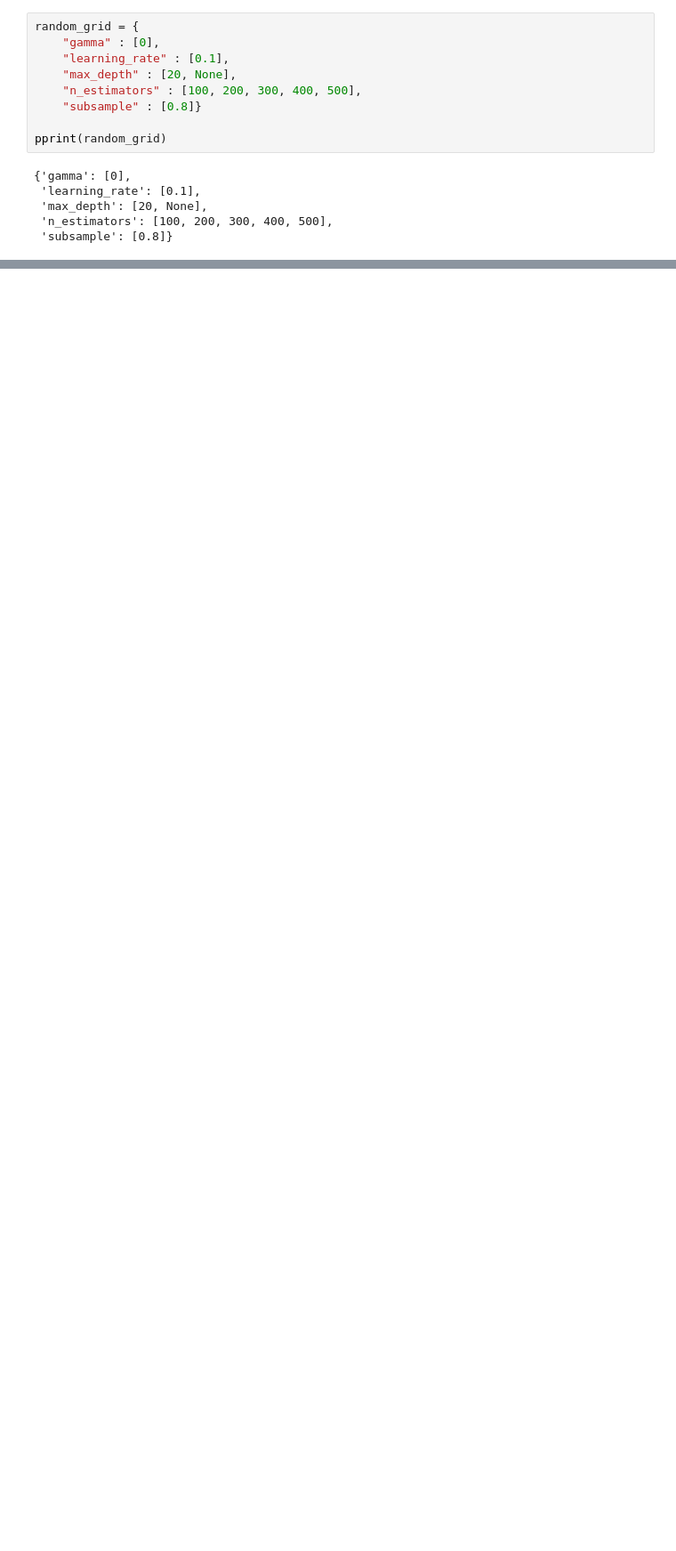
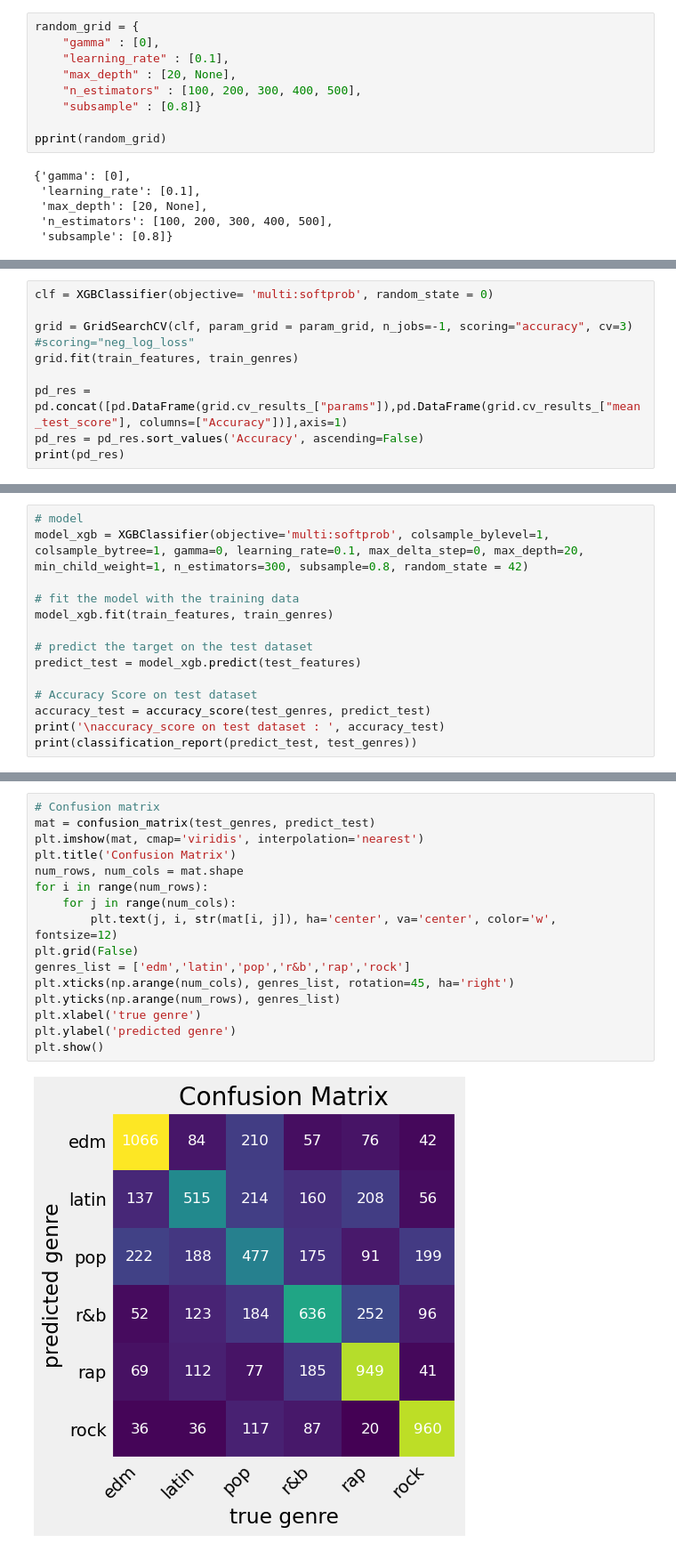
Before and after one commit to moranenzo/PY-Music-Genre-Classifier, a Jupyter notebook: notebooks/04-train-model.ipynb, the cells around one changed output, grey strips where cells are left out. Shown at 89% size. Cells and saved outputs as stored; diff of their text form; blank space fills up the shorter version.

```diff
--- a/notebooks/04-train-model.ipynb
+++ b/notebooks/04-train-model.ipynb
@@ -380,0 +437,9 @@ AttributeError: 'super' object has no attribute '__sklearn_tags__'
+# %%
+clf = XGBClassifier(objective= 'multi:softprob', random_state = 0)
+
+grid = GridSearchCV(clf, param_grid = param_grid, n_jobs=-1, scoring="accuracy", cv=3) #scoring="neg_log_loss"
+grid.fit(train_features, train_genres)
+
+pd_res = pd.concat([pd.DataFrame(grid.cv_results_["params"]),pd.DataFrame(grid.cv_results_["mean_test_score"], columns=["Accuracy"])],axis=1)
+pd_res = pd_res.sort_values('Accuracy', ascending=False)
+print(pd_res)
@@ -380,0 +457,14 @@ AttributeError: 'super' object has no attribute '__sklearn_tags__'
+# %%
+# model
+model_xgb = XGBClassifier(objective='multi:softprob', colsample_bylevel=1, colsample_bytree=1, gamma=0, learning_rate=0.1, max_delta_step=0, max_depth=20, min_child_weight=1, n_estimators=300, subsample=0.8, random_state = 42)
+
+# fit the model with the training data
+model_xgb.fit(train_features, train_genres)
+
+# predict the target on the test dataset
+predict_test = model_xgb.predict(test_features)
+
+# Accuracy Score on test dataset
+accuracy_test = accuracy_score(test_genres, predict_test)
+print('\naccuracy_score on test dataset : ', accuracy_test)
+print(classification_report(predict_test, test_genres))
@@ -380,0 +489,18 @@ AttributeError: 'super' object has no attribute '__sklearn_tags__'
+# %%
+# Confusion matrix
+mat = confusion_matrix(test_genres, predict_test)
+plt.imshow(mat, cmap='viridis', interpolation='nearest')
+plt.title('Confusion Matrix')
+num_rows, num_cols = mat.shape
+for i in range(num_rows):
+    for j in range(num_cols):
+        plt.text(j, i, str(mat[i, j]), ha='center', va='center', color='w', fontsize=12)
+plt.grid(False)
+genres_list = ['edm','latin','pop','r&b','rap','rock']
+plt.xticks(np.arange(num_cols), genres_list, rotation=45, ha='right')
+plt.yticks(np.arange(num_rows), genres_list)
+plt.xlabel('true genre')
+plt.ylabel('predicted genre')
+plt.show()
+# %% [output]
+[figure, added]
```
Also changed, not shown: parts of 75 cells of this notebook.
